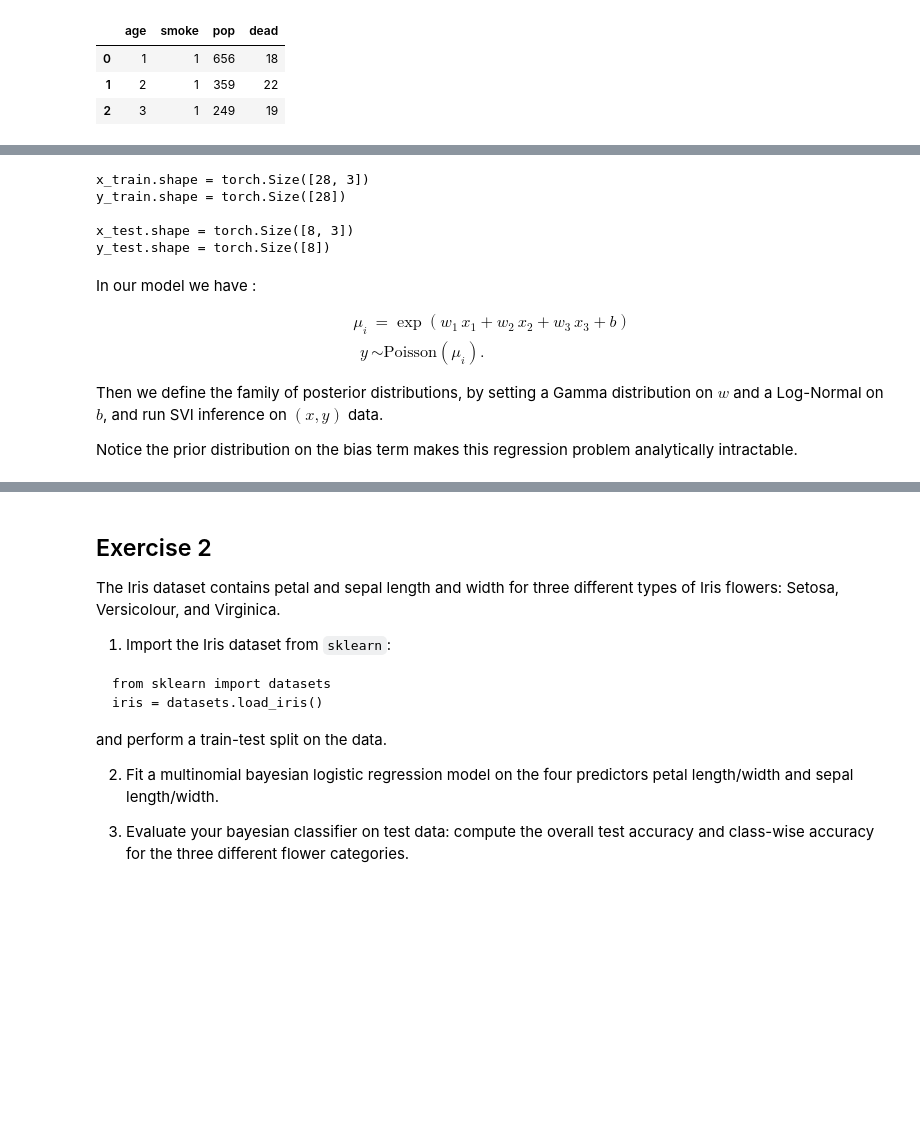
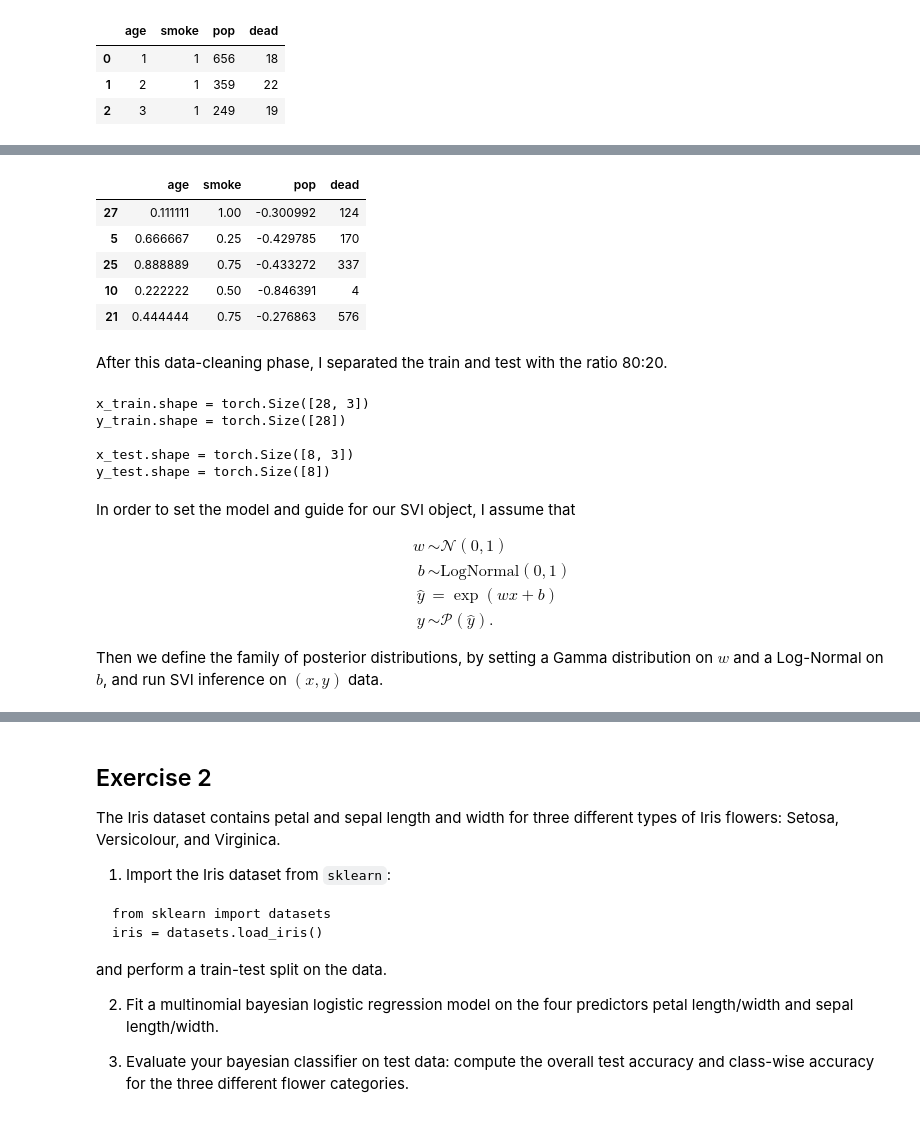
Before and after one commit to RobertoCorti/Statistical-Machine-Learning-2020, a Jupyter notebook: homeworks/homework_06.ipynb, the cells around one changed output, grey strips where cells are left out. Drawn from its saved outputs; the diff is of its cells as text; code cells hidden in the pictures; blank space fills up the shorter version.

```diff
--- a/homeworks/homework_06.ipynb
+++ b/homeworks/homework_06.ipynb
@@ -57,3 +65,21 @@ data.head(3)
+# %%
+# normalization
+data["age"] = data["age"]/data["age"].max()
+data["smoke"] = data["smoke"]/data["smoke"].max()
+# logarithm of pop
+data["pop"]=np.log(data["pop"])
+data=data.sample(frac=1) # shuffling dataset
+
+data.head()
+# %% [output]
+|  | age | smoke | pop | dead |
+| 27 | 0.111111 | 1.00 | -0.300992 | 124 |
+| 5 | 0.666667 | 0.25 | -0.429785 | 170 |
+| 25 | 0.888889 | 0.75 | -0.433272 | 337 |
+| 10 | 0.222222 | 0.50 | -0.846391 | 4 |
+| 21 | 0.444444 | 0.75 | -0.276863 | 576 |
+# %% [markdown]
+After this data-cleaning phase, I separated the train and test with the ratio 80:20.
 # %%
 train_size = int(0.8 * len(data))
 test_size = len(data) - train_size
@@ -78,18 +104,14 @@ y_train.shape = torch.Size([28])
 x_test.shape = torch.Size([8, 3])
 y_test.shape = torch.Size([8])
 # %% [markdown]
-In our model we have :
+In order to set the model and guide for our SVI object, I assume that
 
 \begin{align*}
-\mu_i &= \exp(w_1\,x_1+w_2\,x_2+w_3\,x_3+b)\\
-y &\sim \text{Poisson}(\mu_i).
+w&\sim\mathcal{N}(0,1)\\
+b&\sim\text{LogNormal}(0,1)\\
+\hat{y}&= \exp(w x + b)\\
+y &\sim \mathcal{P}(\hat{y}).
 \end{align*}
 
-
-
-
-
 Then we define the family of posterior distributions, by setting a Gamma distribution on $w$ and a Log-Normal on $b$, and run SVI inference on $(x,y)$ data.
-
-Notice the prior distribution on the bias term makes this regression problem analytically intractable.
 # %%
```
Also changed, not shown: parts of 12 cells of this notebook, 37 other files.
